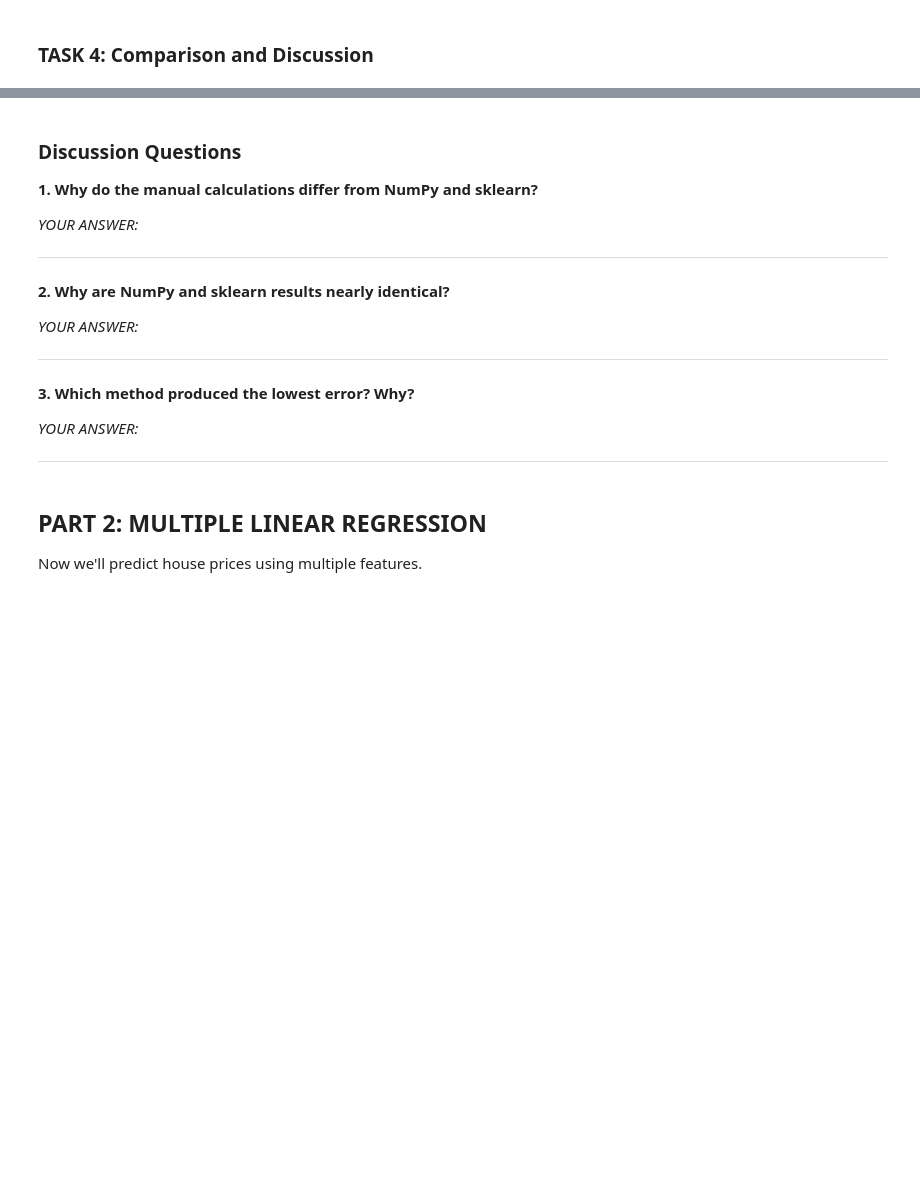
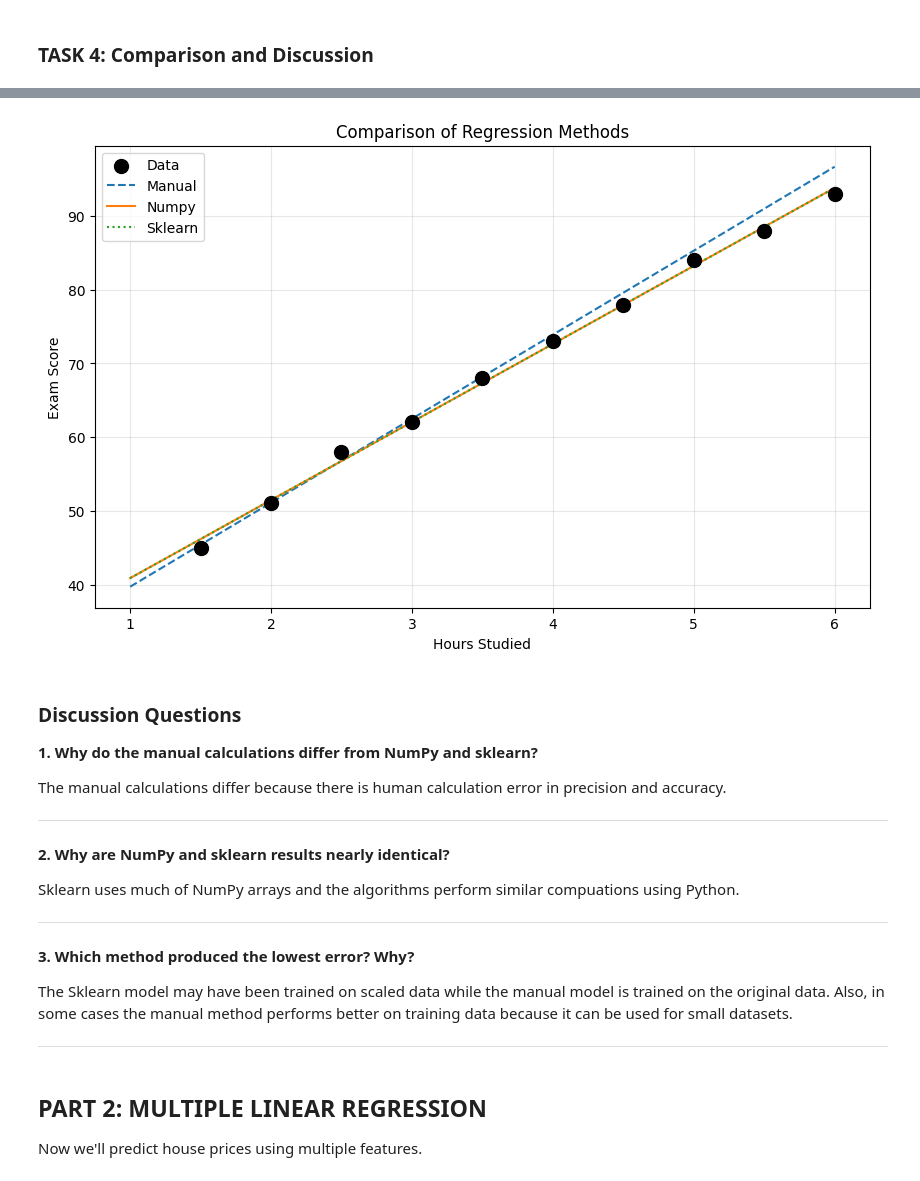
Before and after one commit to jhsieh262/jhsieh-bwsi-comp-problem-solving, a Jupyter notebook: mod5_supervised_learning/3_more_regression.ipynb, the cells around one changed output, grey strips where cells are left out. Saved outputs shown, nothing was run; the diff lists cells and outputs as text; code cells hidden in the pictures; blank space fills up the shorter version.

```diff
--- a/mod5_supervised_learning/3_more_regression.ipynb
+++ b/mod5_supervised_learning/3_more_regression.ipynb
@@ -133,15 +155,15 @@ print(f"MSE: {mse_manual:.2f}")
 # %%
 # TODO: Prepare the design matrix
 # Hint: Use np.column_stack to combine a column of ones with the Hours_Studied values
-X_numpy = # TODO: Create design matrix [ones, x_values]
+X_numpy = np.column_stack([np.ones(len(df)), df['Hours_Studied'].values])
 y_numpy = df['Exam_Score'].values
 
 # TODO: Use np.linalg.lstsq
-solution, residuals, rank, s = # TODO: Complete this line
+solution, residuals, rank, s = np.linalg.lstsq(X_numpy, y_numpy, rcond=-1)
 
 # TODO: Extract coefficients
-b_numpy = # TODO: Extract intercept (first element)
-m_numpy = # TODO: Extract slope (second element)
+b_numpy = solution[0]
+m_numpy = solution[1]
 
 print("TASK 2 - NumPy lstsq (all 10 points):")
 print(f"Slope (m): {m_numpy}")
@@ -149,9 +171,9 @@ print(f"Intercept (b): {b_numpy}")
 print(f"Equation: y = {m_numpy:.2f}x + {b_numpy:.2f}\n")
 
 # TODO: Calculate predictions and errors
-y_pred_numpy = # TODO: Calculate predictions (matrix multiplication)
-mae_numpy = # TODO: Calculate MAE
-mse_numpy = # TODO: Calculate MSE
+y_pred_numpy = np.dot(X_numpy, solution)
+mae_numpy = np.mean(np.abs(y_numpy-y_pred_numpy))
+mse_numpy = np.mean((y_numpy-y_pred_numpy)**2)
 
 print(f"MAE: {mae_numpy:.2f}")
 print(f"MSE: {mse_numpy:.2f}")
@@ -167,16 +197,18 @@ print(f"MSE: {mse_numpy:.2f}")
  **Note:** sklearn automatically handles the intercept internally (with `fit_intercept=True` by default), so we don't need to add a column of ones!
 # %%
 # TODO: Reshape X for sklearn (needs 2D array)
-X_sklearn = # TODO: Reshape Hours_Studied to (-1, 1)
+X_sklearn = df['Hours_Studied'].values.reshape(-1, 1)
+# TODO: Reshape Hours_Studied to (-1, 1)
 y_sklearn = df['Exam_Score'].values
 
 # TODO: Create and fit the model
-model = # TODO: Create LinearRegression object
+model = LinearRegression()
 # TODO: Fit the model
+model.fit(X_sklearn, y_sklearn)
 
 # TODO: Extract coefficients
-m_sklearn = # TODO: Get slope from model.coef_
-b_sklearn = # TODO: Get intercept from model.intercept_
+m_sklearn = model.coef_[0]  # TODO: Get slope from model.coef_
+b_sklearn = model.intercept_  # TODO: Get intercept from model.intercept_
 
 print("TASK 3 - Sklearn LinearRegression (all 10 points):")
 print(f"Slope (m): {m_sklearn}")
@@ -184,9 +216,9 @@ print(f"Intercept (b): {b_sklearn}")
 print(f"Equation: y = {m_sklearn:.2f}x + {b_sklearn:.2f}\n")
 
 # TODO: Calculate predictions and errors
-y_pred_sklearn = # TODO: Make predictions
-mae_sklearn = # TODO: Calculate MAE
-mse_sklearn = # TODO: Calculate MSE
+y_pred_sklearn = model.predict(X_sklearn)  # TODO: Make predictions
+mae_sklearn = mean_absolute_error(y_sklearn, y_pred_sklearn)  # TODO: Calculate MAE
+mse_sklearn = mean_squared_error(y_sklearn, y_pred_sklearn)  # TODO: Calculate MSE
 
 print(f"MAE: {mae_sklearn:.2f}")
 print(f"MSE: {mse_sklearn:.2f}")
@@ -205,20 +254,25 @@ print(f"{'Sklearn (10 points)':<30} {0:<12.4f} {0:<12.4f} {0:<10.2f} {0:<10.2f}"
 # %%
 # TODO: Plot all three regression lines
 plt.figure(figsize=(10, 6))
 plt.scatter(df['Hours_Studied'], df['Exam_Score'], color='black', s=100, label='Data', zorder=3)
 
 # TODO: Create x range for plotting
 x_range = np.linspace(1, 6, 100)
 
 # TODO: Plot each regression line with different styles
 # Hint: Use different linestyles: '--', '-', ':'
+plt.plot(x_range, m_manual * x_range + b_manual, linestyle='--', label='Manual')
+plt.plot(x_range, m_numpy * x_range + b_numpy, linestyle='-', label='Numpy')
+plt.plot(x_range, m_sklearn * x_range + b_sklearn, linestyle=':', label='Sklearn')
 
 plt.xlabel('Hours Studied')
 plt.ylabel('Exam Score')
 plt.title('Comparison of Regression Methods')
 plt.legend()
 plt.grid(True, alpha=0.3)
 plt.show()
+# %% [output]
+[figure, added]
 # %% [markdown]
  ### Discussion Questions
 
@@ -226,10 +280,7 @@ plt.show()
 
  **1. Why do the manual calculations differ from NumPy and sklearn?**
 
-
-
- *YOUR ANSWER:*
-
+The manual calculations differ because there is human calculation error in precision and accuracy.
 
 
  ---
@@ -240,8 +291,7 @@ plt.show()
 
 
 
- *YOUR ANSWER:*
-
+Sklearn uses much of NumPy arrays and the algorithms perform similar compuations using Python.
 
 
  ---
@@ -252,9 +302,7 @@ plt.show()
 
 
 
- *YOUR ANSWER:*
-
-
+The Sklearn model may have been trained on scaled data while the manual model is trained on the original data. Also, in some cases the manual method performs better on training data because it can be used for small datasets.
 
  ---
 # %% [markdown]
```
Also changed, not shown: parts of 12 cells of this notebook.
